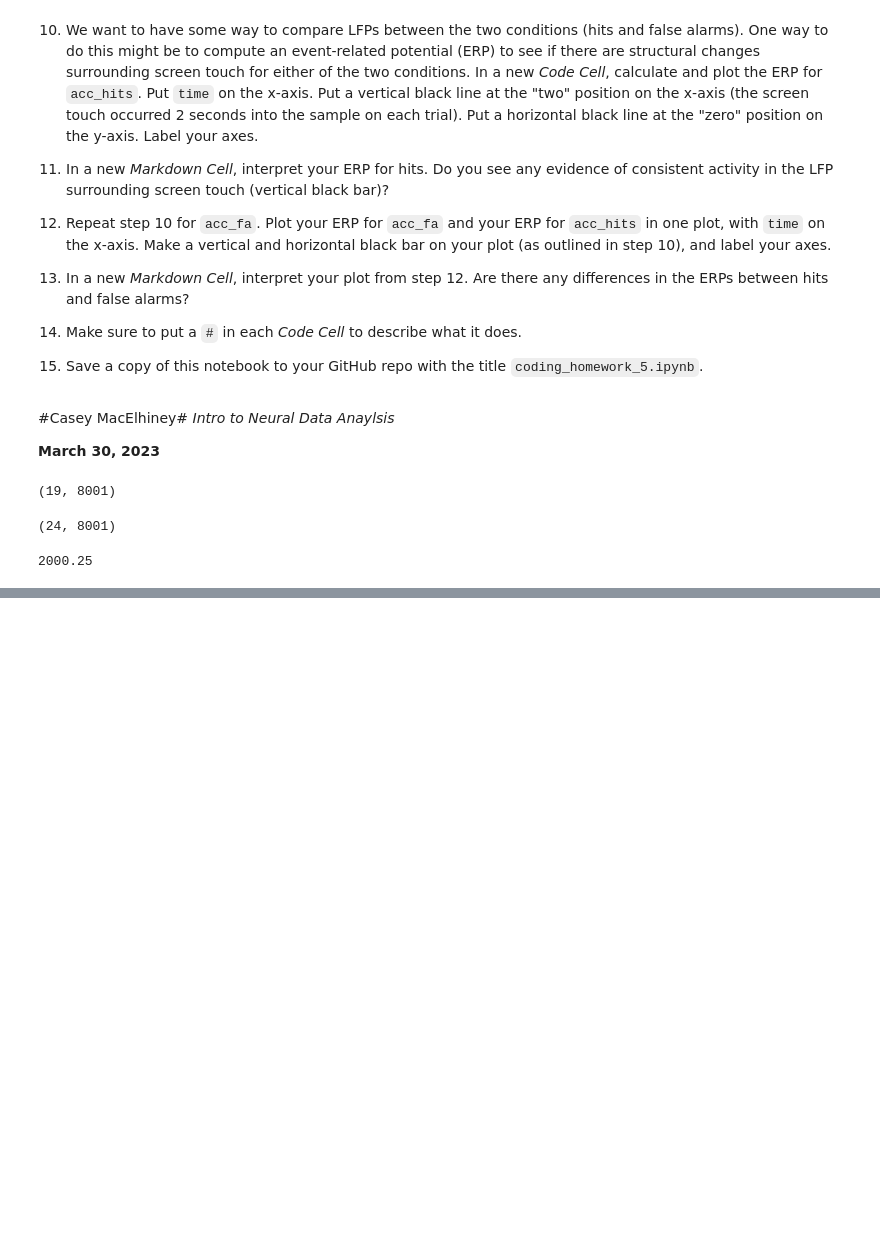
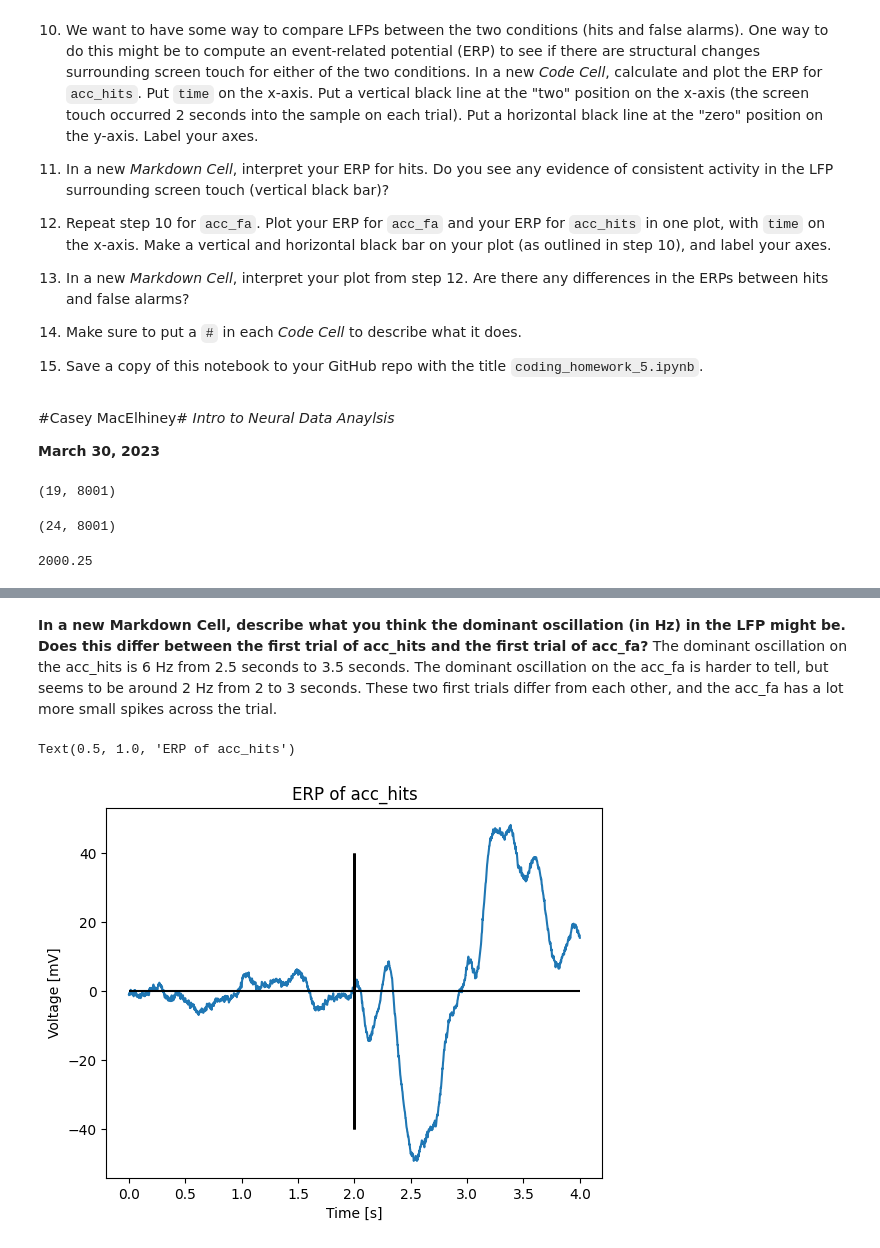
Before and after one commit to caseymacelhiney/neuro265, a Jupyter notebook: coding_homework_5.ipynb, the cells around one changed output, grey strips where cells are left out. Cells and saved outputs as stored; diff of their text form; code cells hidden in the pictures; blank space fills up the shorter version.

```diff
--- a/coding_homework_5.ipynb
+++ b/coding_homework_5.ipynb
@@ -82,0 +90,18 @@ fig,ax = plt.subplots(1,2,figsize=(10,5),sharey=True)
+# %% [markdown]
+**In a new Markdown Cell, describe what you think the dominant oscillation (in Hz) in the LFP might be. Does this differ between the first trial of acc_hits and the first trial of acc_fa?**
+The dominant oscillation on the acc_hits is 6 Hz from 2.5 seconds to 3.5 seconds. The dominant oscillation on the acc_fa is harder to tell, but seems to be around 2 Hz from 2 to 3 seconds. These two first trials differ from each other, and the acc_fa has a lot more small spikes across the trial.
+# %%
+#We want to have some way to compare LFPs between the two conditions (hits and false alarms).
+#One way to do this might be to compute an event-related potential (ERP) to see if there are structural changes surrounding screen touch for either of the two conditions.
+#In a new Code Cell, calculate and plot the ERP for acc_hits. Put time on the x-axis.
+#Put a vertical black line at the "two" position on the x-axis (the screen touch occurred 2 seconds into the sample on each trial).
+#Put a horizontal black line at the "zero" position on the y-axis. Label your axes.
+plt.plot(time, acc_hits.mean(0))
+plt.vlines([2,2], -40,40, 'k', lw=2)
+plt.hlines(0, time[0], time[-1], 'k')
+plt.xlabel('Time [s]')
+plt.ylabel('Voltage [mV]')
+plt.title('ERP of acc_hits')
+# %% [output]
+Text(0.5, 1.0, 'ERP of acc_hits')
+[figure, added]
```
Also changed, not shown: parts of 4 cells of this notebook.
